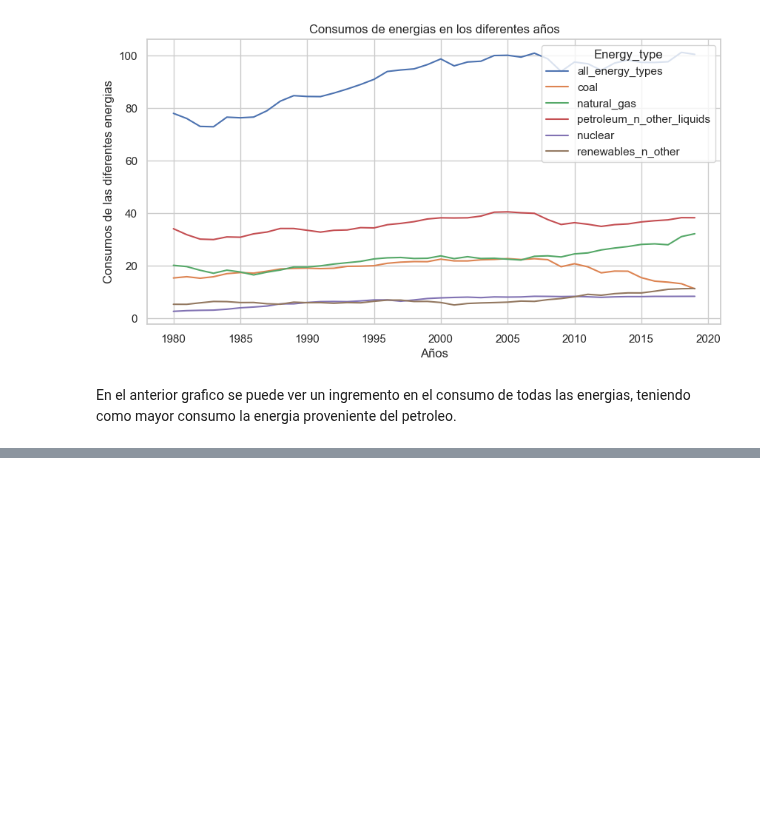
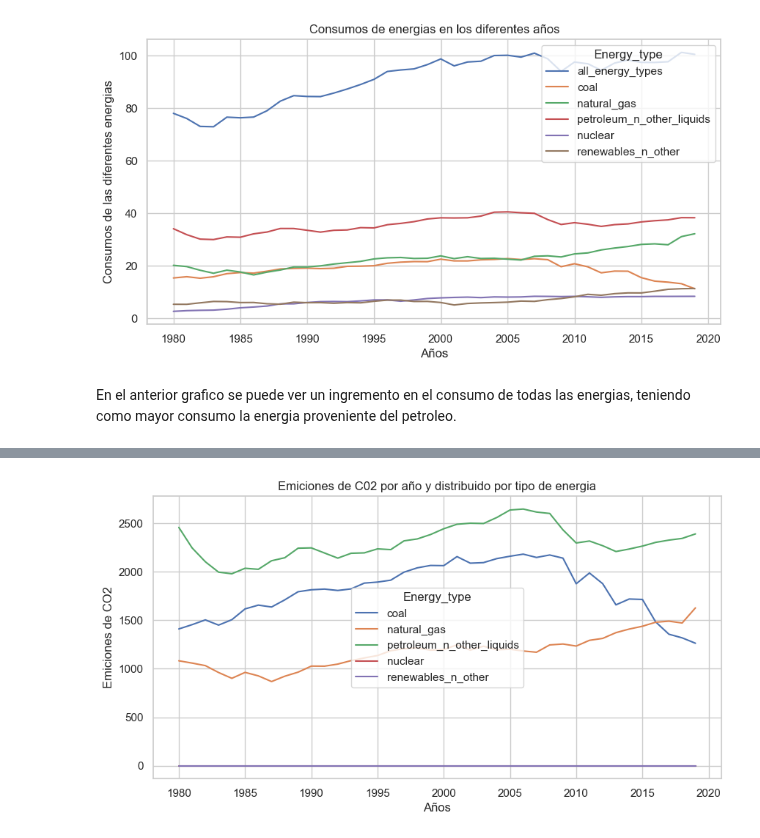
Before and after one commit to GLibardoAlarcon/Proyecto_Finalizado_Streamlit, a Jupyter notebook: libardo.ipynb, the cells around one changed output, grey strips where cells are left out. Saved outputs shown, nothing was run; the diff lists cells and outputs as text; code cells hidden in the pictures; blank space fills up the shorter version.

```diff
--- a/libardo.ipynb
+++ b/libardo.ipynb
@@ -278 +269,4 @@ df_eLectric.head(2)
+# %%
+# Filtramos todas las energias sin contar con la suma de todas las energias
+df_energy_filtrado = df_energy[df_energy['Energy_type'] != 'all_energy_types']
 # %%
@@ -298,0 +285,10 @@ Conteo_vehiculos = df_eLectric['Model year'].value_counts().sort_index()
+# %%
+# Grafico de todas las energias y su impacto de CO2
+plt.figure(figsize=(10, 5))
+sns.lineplot(x='Year', y='CO2_emission', hue='Energy_type', data=df_energy_filtrado)
+plt.xlabel('Años')
+plt.ylabel('Emiciones de CO2')
+plt.title('Emiciones de C02 por año y distribuido por tipo de energia')
+plt.show()
+# %% [output]
+[figure, added]
```
Also changed, not shown: parts of 19 cells of this notebook.
